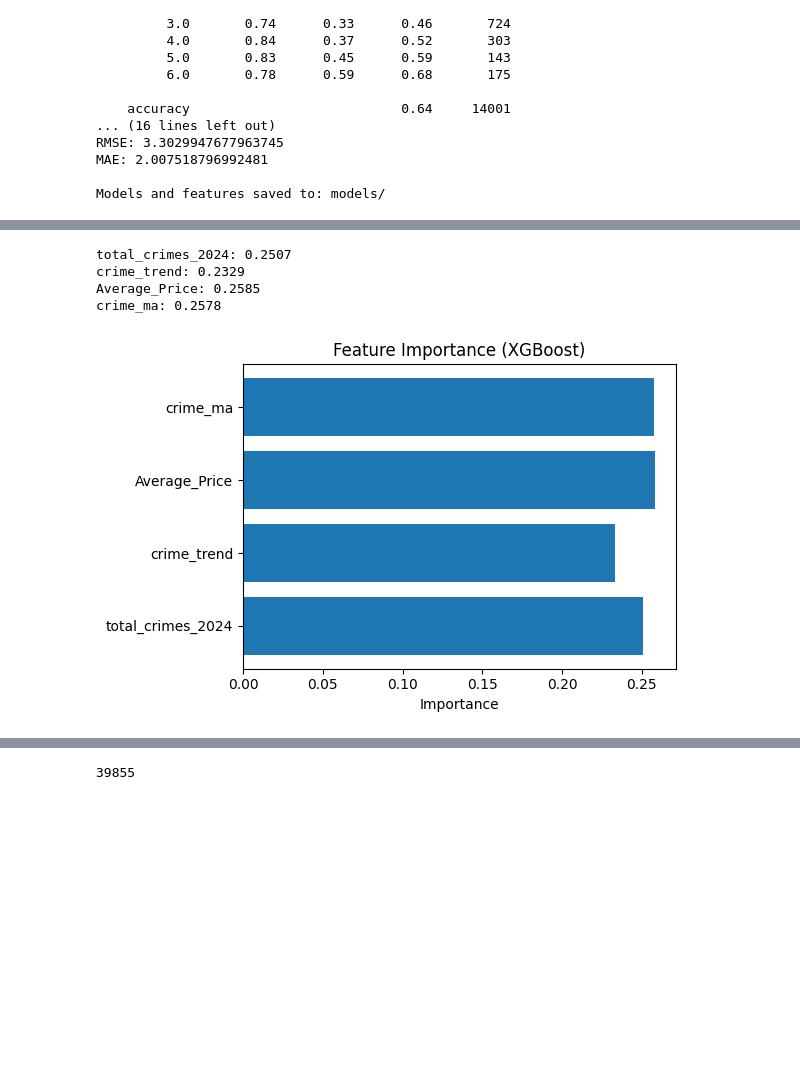
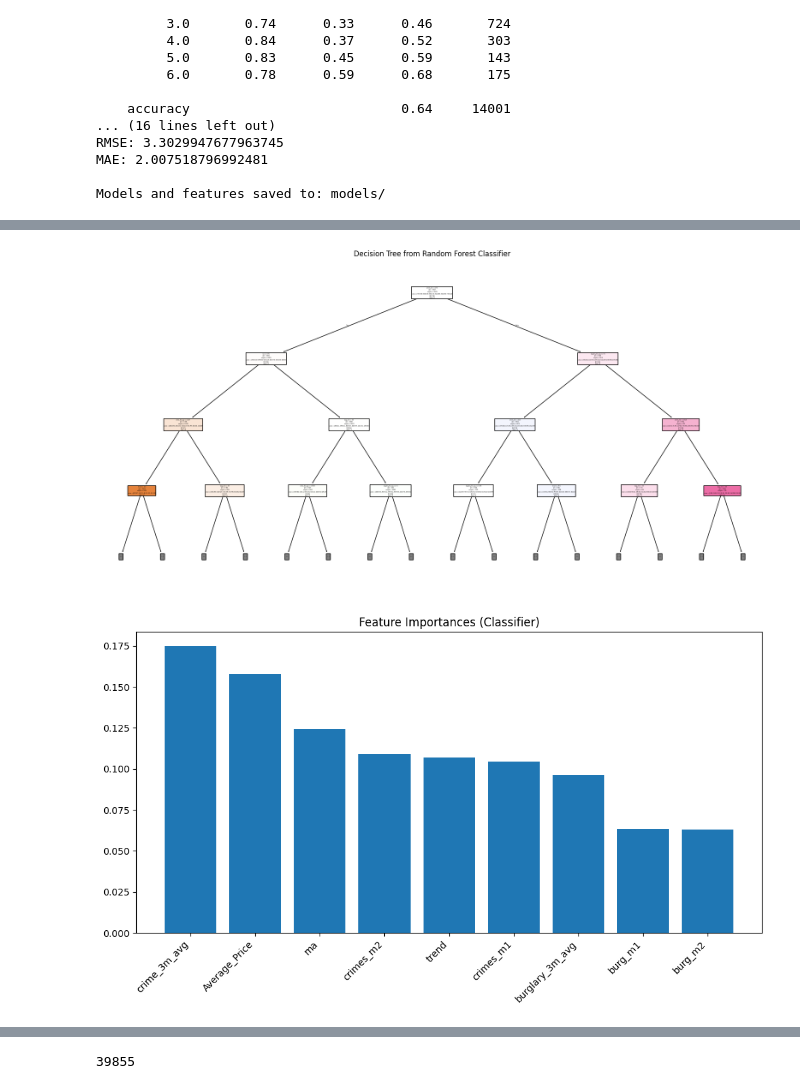
Before and after one commit to IosifStalone228/cbl, a Jupyter notebook: Model_creation.ipynb, the cells around one changed output, grey strips where cells are left out. Cells and saved outputs as stored; diff of their text form; code cells hidden in the pictures; blank space fills up the shorter version.

```diff
--- a/Model_creation.ipynb
+++ b/Model_creation.ipynb
@@ -154,23 +155,3 @@ RMSE: 3.3029947677963745
 MAE: 2.007518796992481
 
 Models and features saved to: models/
-# %%
-import matplotlib.pyplot as plt
-from sklearn.tree import plot_tree
-
-# Load your saved classifier
-import joblib
-clf = joblib.load('models/hybrid_classifier.pkl')  # Adjust path if needed
-
-# Choose a tree (e.g., the first one)
-tree = clf.estimators_[0]
-
-# Plot the tree (can be slow if tree is large)
-plt.figure(figsize=(20, 10))
-plot_tree(tree,
-          feature_names=joblib.load('models/feature_columns.pkl'),
-          class_names=[str(i) for i in range(7)],  # 0–6
-          filled=True,
-          max_depth=3,  # Adjust depth to avoid clutter
-          fontsize=10)
-plt.show()
@@ -288,24 +607,52 @@ predict_burglary_for_month(target_month = )
 # %%
+import joblib
 import matplotlib.pyplot as plt
+from sklearn.tree import plot_tree
+import numpy as np
+import os
 
-# Get feature importances
-feature_importances = reg.feature_importances_
-feature_names = X.columns
+# === Load models and feature names from the saved model path ===
+model_path = 'models/'  # or pass as argument if dynamic
+clf = joblib.load(os.path.join(model_path, 'hybrid_classifier.pkl'))
+reg = joblib.load(os.path.join(model_path, 'six_plus_regressor.pkl'))
+feature_cols = joblib.load(os.path.join(model_path, 'feature_columns.pkl'))
 
-# Print values
-for name, importance in zip(feature_names, feature_importances):
-    print(f"{name}: {importance:.4f}")
+# === 1. Plot one decision tree from the RandomForestClassifier ===
+estimator = clf.estimators_[0]  # Use the first tree
 
-# Optional: Plot
-plt.figure(figsize=(6, 4))
-plt.barh(feature_names, feature_importances)
-plt.xlabel('Importance')
-plt.title('Feature Importance (XGBoost)')
+plt.figure(figsize=(20, 10))
+plot_tree(
+    estimator,
+    feature_names=feature_cols,
+    class_names=[str(i) for i in range(7)],  # classes: 0 to 6
+    filled=True,
+    rounded=True,
+    max_depth=3  # limit depth for readability
+)
+plt.title("Decision Tree from Random Forest Classifier")
+plt.show()
+
+# === 2. Feature importances from classifier ===
+clf_importances = clf.feature_importances_
+indices = np.argsort(clf_importances)[::-1]
+
+plt.figure(figsize=(10, 6))
+plt.title("Feature Importances (Classifier)")
+plt.bar(range(len(feature_cols)), clf_importances[indices], align="center")
+plt.xticks(range(len(feature_cols)), np.array(feature_cols)[indices], rotation=45, ha='right')
 plt.tight_layout()
 plt.show()
+
+# === 3. Feature importances from regressor ===
+reg_importances = reg.feature_importances_
+reg_indices = np.argsort(reg_importances)[::-1]
+
+plt.figure(figsize=(10, 6))
+plt.title("Feature Importances (Regressor - 6+)")
+plt.bar(range(len(feature_cols)), reg_importances[reg_indices], align="center")
+plt.xticks(range(len(feature_cols)), np.array(feature_cols)[reg_indices], rotation=45, ha='right')
+plt.tight_layout()
+plt.show()
 # %% [output]
-total_crimes_2024: 0.2507
-crime_trend: 0.2329
-Average_Price: 0.2585
-crime_ma: 0.2578
-[figure, old version]
+[figure, new version]
+[figure, added]
```
Also changed, not shown: parts of 10 cells of this notebook, 2 other files.
